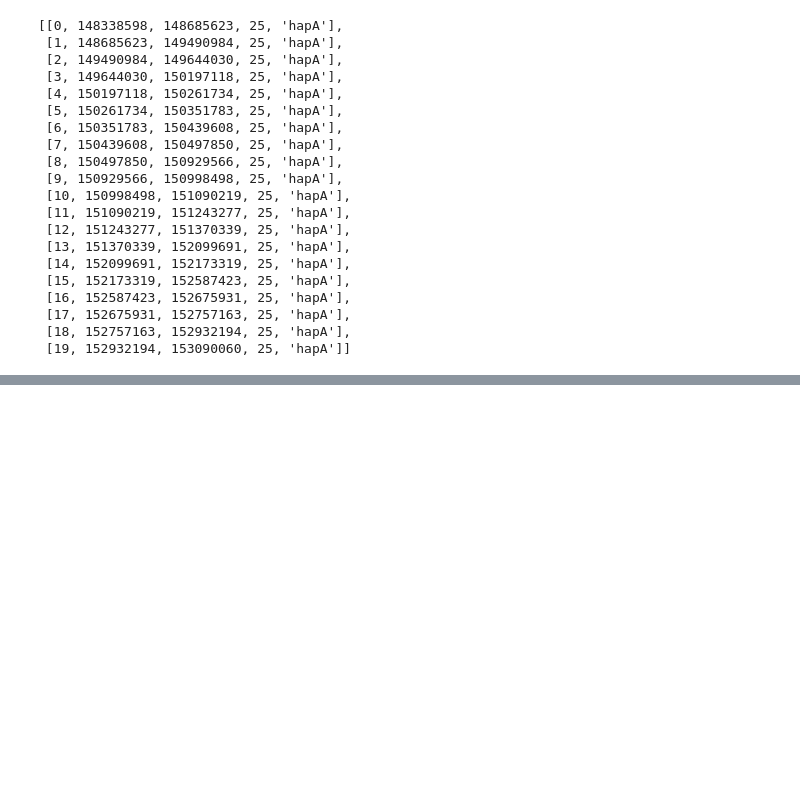
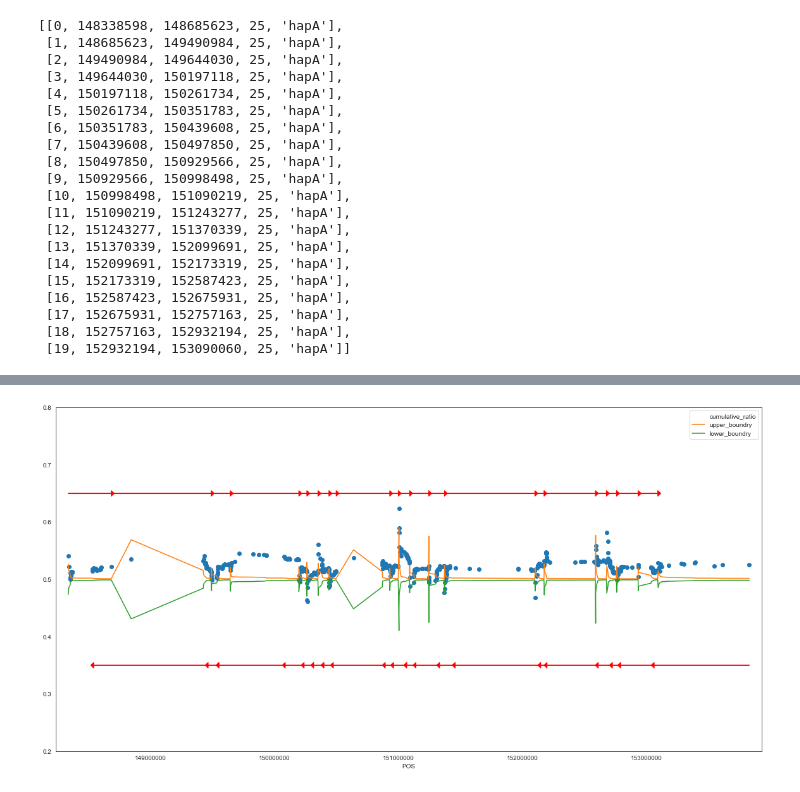
Before and after one commit to AWGL/NIPD, a Jupyter notebook: utils/x-linked_testing.ipynb, the cells around one changed output, grey strips where cells are left out. Saved outputs shown, nothing was run; the diff lists cells and outputs as text; code cells hidden in the pictures; blank space fills up the shorter version.

```diff
--- a/utils/x-linked_testing.ipynb
+++ b/utils/x-linked_testing.ipynb
@@ -349,5 +395,6 @@ def get_fetal_fraction_x_linked(cHapA, cHapB):
 
     return fetal_fraction
 # %%
-get_fetal_fraction_x_linked(df['hapA_count'].sum(), df['hapB_count'].sum())
+fetal_fraction = get_fetal_fraction_x_linked(df['hapA_count'].sum(), df['hapB_count'].sum())
+print(fetal_fraction)
 # %% [output]
@@ -569,2 +624,2 @@ g_value = sprt_calculate_g(0.19)
 # %%
-df = sprt_perform_test(df2, d_value, g_value)
+df_fwd = sprt_perform_test(df2, d_value, g_value)
@@ -695,0 +690,6 @@ call_blocks(df.sort_values('POS', ascending=False))
+# %%
+# Do SPRT in reverse
+
+df_rev = sprt_perform_test(df2.sort_values(by='POS', ascending=False), d_value, g_value)
+
+call_blocks(df_rev)
@@ -695,0 +717,44 @@ call_blocks(df.sort_values('POS', ascending=False))
+# %%
+fig, ax = plt.subplots(figsize=(20,10))
+
+df_fwd.plot(x='POS', y='cumulative_ratio', kind='line', style='o', ax=ax)
+df_fwd.plot(x='POS',y='upper_boundry', kind='line', ax=ax )
+df_fwd.plot(x='POS',y='lower_boundry', kind='line', ax=ax)
+
+
+ax.get_xaxis().get_major_formatter().set_scientific(False)
+ax.set_ylim([0.2,0.8])
+
+ax.set_xlim(df['POS'].min()-100000, df['POS'].max()+100000)
+
+
+for x in call_blocks(df_fwd):
+
+    if x[4] == 'hapA':
+
+        ax.arrow(x[1], 0.65, (x[2]-x[1]), 0, head_width=0.01, head_length=25000, color='red')
+
+    elif x[4] == 'hapB':
+
+        ax.arrow(x[1], 0.65, (x[2]-x[1]), 0, head_width=0.01, head_length=25000, color='blue')
+
+    else:
+
+        ax.arrow(x[1], 0.65, (x[2]-x[1]), 0, head_width=0.01, head_length=25000, color='yellow')
+
+
+for x in call_blocks(df_rev):
+
+    if x[4] == 'hapA':
+
+        ax.arrow(x[1], 0.35, (x[2]-x[1]), 0, head_width=0.01, head_length=25000, color='red')
+
+    elif x[4] == 'hapB':
+
+        ax.arrow(x[1], 0.35, (x[2]-x[1]), 0, head_width=0.01, head_length=25000, color='blue')
+
+    else:
+
+        ax.arrow(x[1], 0.35, (x[2]-x[1]), 0, head_width=0.01, head_length=25000, color='yellow')
+# %% [output]
+[figure, added]
```
Also changed, not shown: parts of 25 cells of this notebook.
